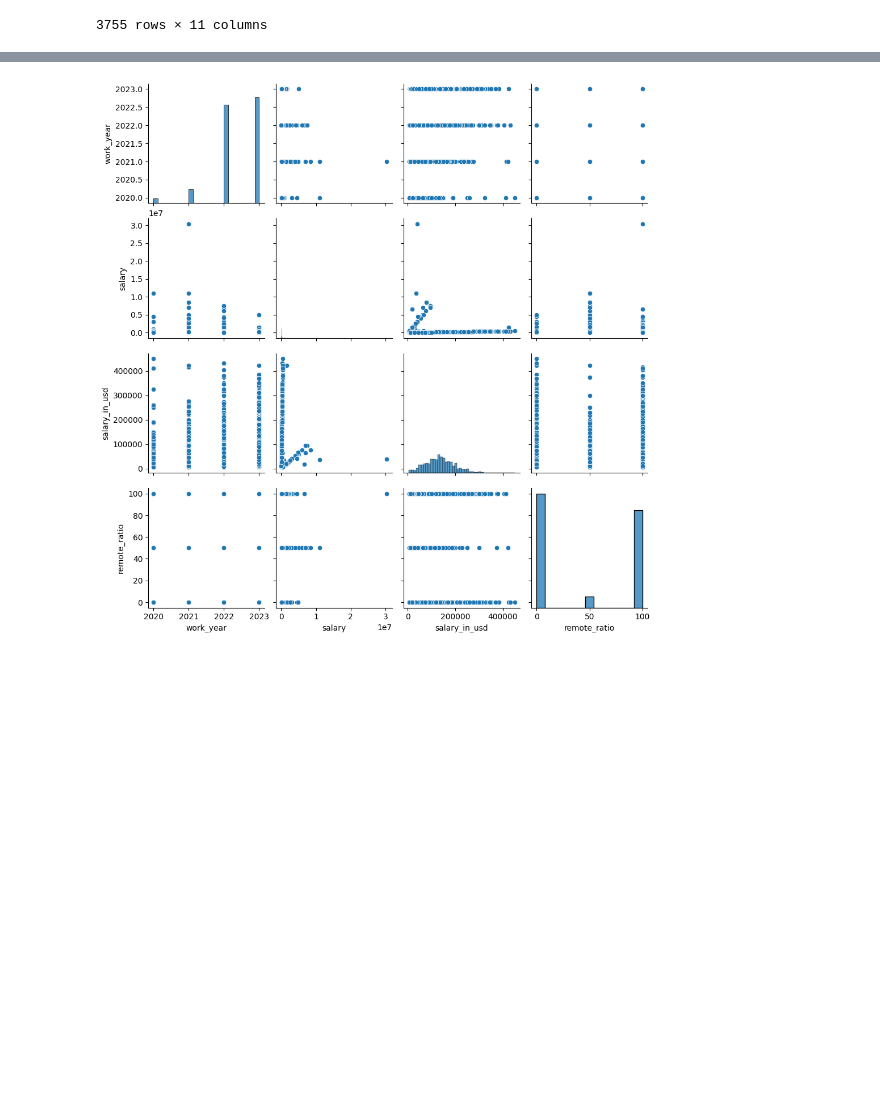
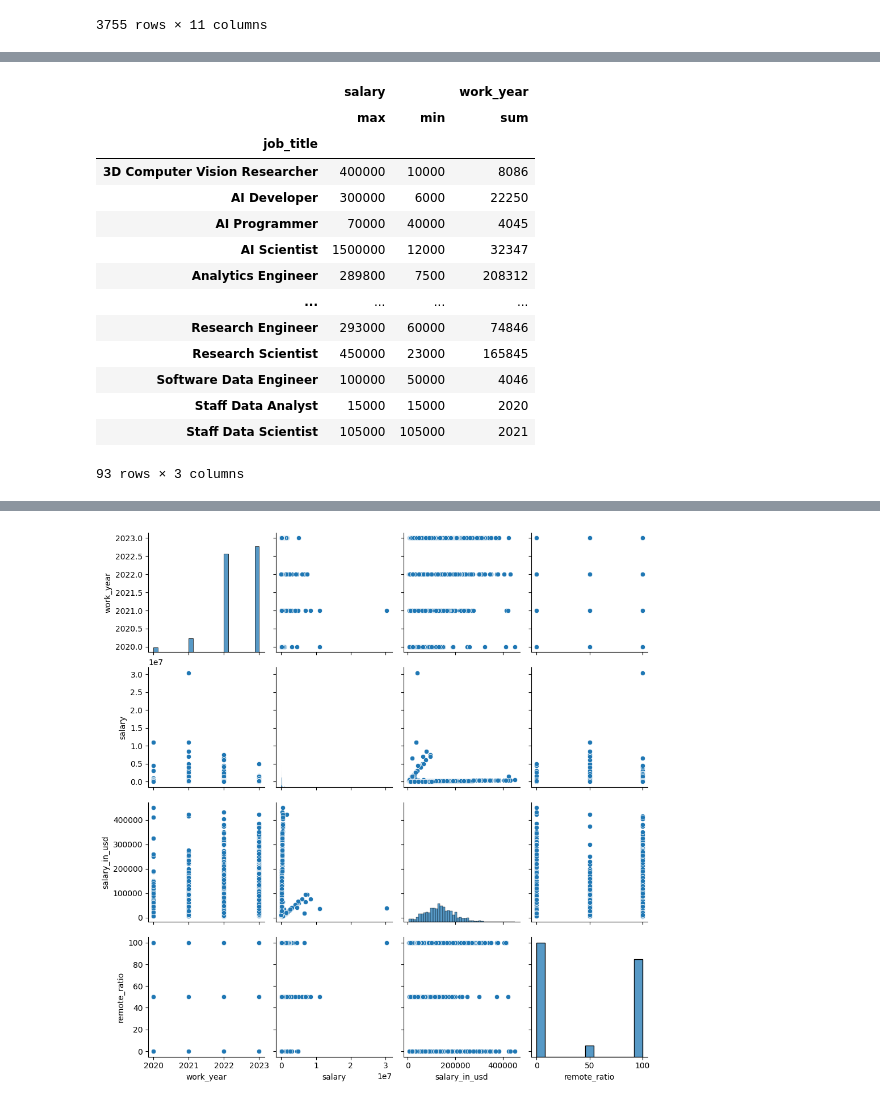
Before and after one commit to Rotany/matplotlib, a Jupyter notebook: Proyectos.ipynb, the cells around one changed output, grey strips where cells are left out. Cells and saved outputs as stored; diff of their text form; code cells hidden in the pictures; blank space fills up the shorter version.

```diff
--- a/Proyectos.ipynb
+++ b/Proyectos.ipynb
@@ -86,0 +102,18 @@ ds.groupby(['salary','work_year','job_title']).agg(['min','max'])
+# %%
+ds.groupby('job_title').agg({'salary':['max','min'],'work_year': 'sum'})
+# %% [output]
+|  | salary |  | work_year |
+|  | max | min | sum |
+| job_title |  |  |  |
+| 3D Computer Vision Researcher | 400000 | 10000 | 8086 |
+| AI Developer | 300000 | 6000 | 22250 |
+| AI Programmer | 70000 | 40000 | 4045 |
+| AI Scientist | 1500000 | 12000 | 32347 |
+| Analytics Engineer | 289800 | 7500 | 208312 |
+| ... | ... | ... | ... |
+| Research Engineer | 293000 | 60000 | 74846 |
+| Research Scientist | 450000 | 23000 | 165845 |
+| Software Data Engineer | 100000 | 50000 | 4046 |
+| Staff Data Analyst | 15000 | 15000 | 2020 |
+| Staff Data Scientist | 105000 | 105000 | 2021 |
+93 rows × 3 columns
```
Also changed, not shown: parts of 12 cells of this notebook, 3 other files.
